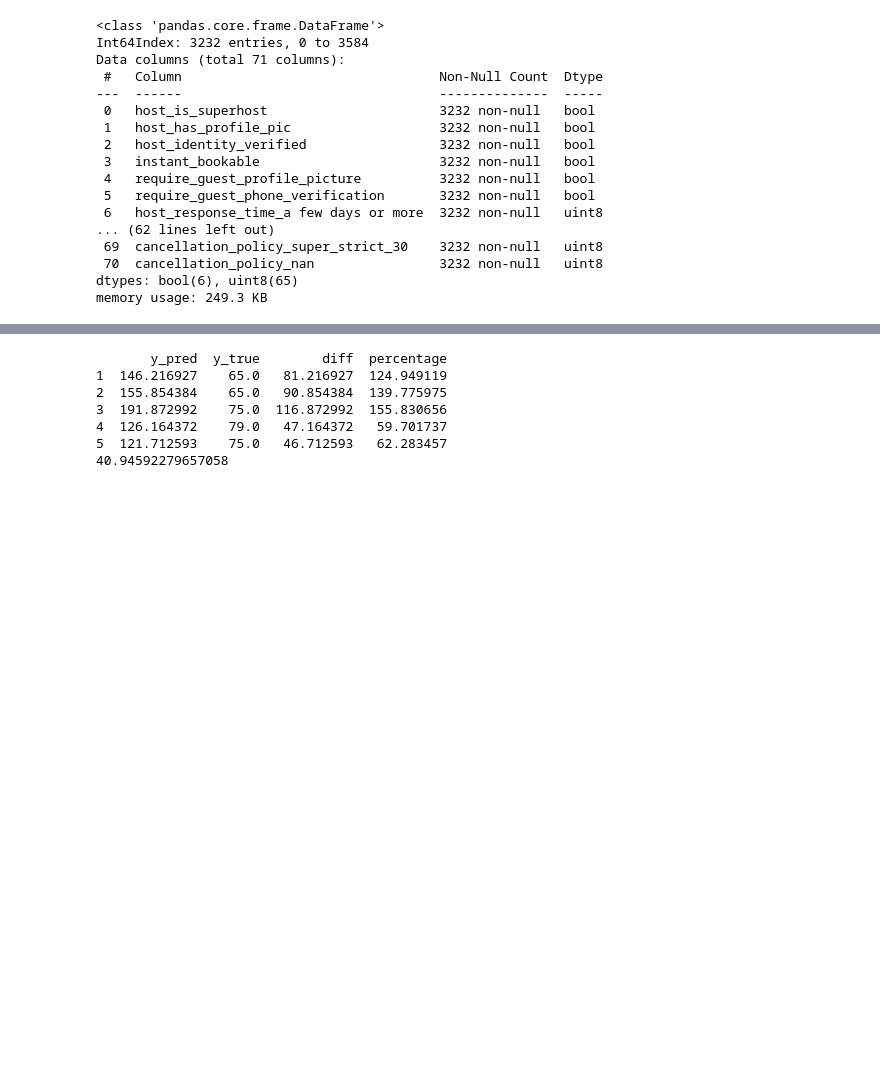
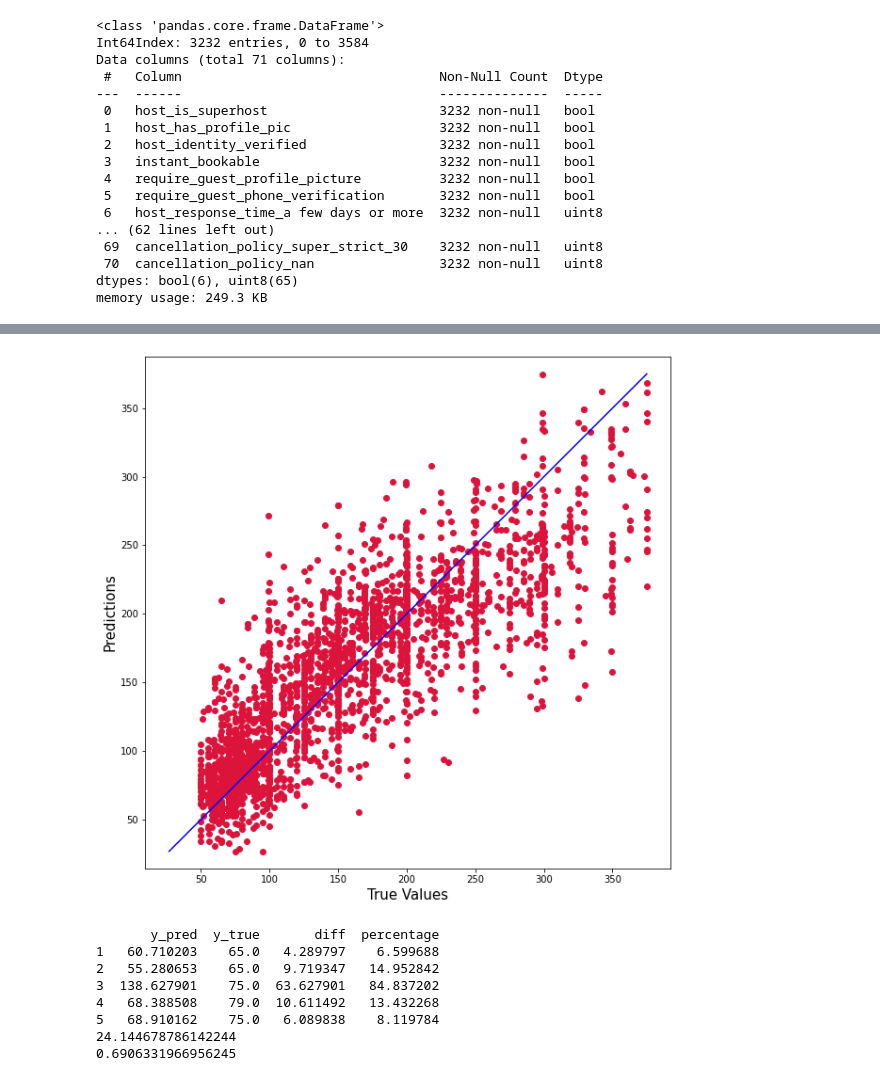
Before and after one commit to mai0elkady/Boston_airbnb_data_analysis, a Jupyter notebook: Boston_airbnb.ipynb, the cells around one changed output, grey strips where cells are left out. Drawn from its saved outputs; the diff is of its cells as text; code cells hidden in the pictures; blank space fills up the shorter version.

```diff
--- a/Boston_airbnb.ipynb
+++ b/Boston_airbnb.ipynb
@@ -485,22 +538,28 @@ plot_r2_vs_alphas(avg_diff,alphas)
 # %%
 X_train, X_test, y_train, y_test = train_test_split(X, y, test_size=0.3, random_state=42)
 X_train = X
 y_train = y
 X_test = X
 y_test = y
-clf = Ridge(alpha=10000).fit(X_train,y_train)
+clf = Ridge(alpha=alphas[max_index]).fit(X_train,y_train)
 #clf = LogisticRegression(random_state=random_seed, C=C, max_iter=200,penalty=penality,solver=solver).fit(X_train, y_train)
 y_pred = clf.predict(X_test)
+neg_values = np.where(y_pred<=0)
+y_pred[neg_values] = np.min(y_train)
+scatter_plot_true_vs_pred(y_pred,y_test)
 abs_diff = np.abs(y_pred-y_test)
 data = {'y_pred':y_pred, 'y_true': y_test, 'diff': abs_diff , 'percentage': (abs_diff/y_test)*100}
 data_df = pd.DataFrame(data)
 print(data_df.head())
 print(sum(data_df['percentage'])/len(y_test))
+print(r2_score(y_test,y_pred))
 # %% [output]
+[figure, added]
-       y_pred  y_true        diff  percentage
-1  146.216927    65.0   81.216927  124.949119
-2  155.854384    65.0   90.854384  139.775975
-3  191.872992    75.0  116.872992  155.830656
-4  126.164372    79.0   47.164372   59.701737
-5  121.712593    75.0   46.712593   62.283457
-40.94592279657058
+       y_pred  y_true       diff  percentage
+1   60.710203    65.0   4.289797    6.599688
+2   55.280653    65.0   9.719347   14.952842
+3  138.627901    75.0  63.627901   84.837202
+4   68.388508    79.0  10.611492   13.432268
+5   68.910162    75.0   6.089838    8.119784
+24.144678786142244
+0.6906331966956245
```
Also changed, not shown: parts of 13 cells of this notebook.
